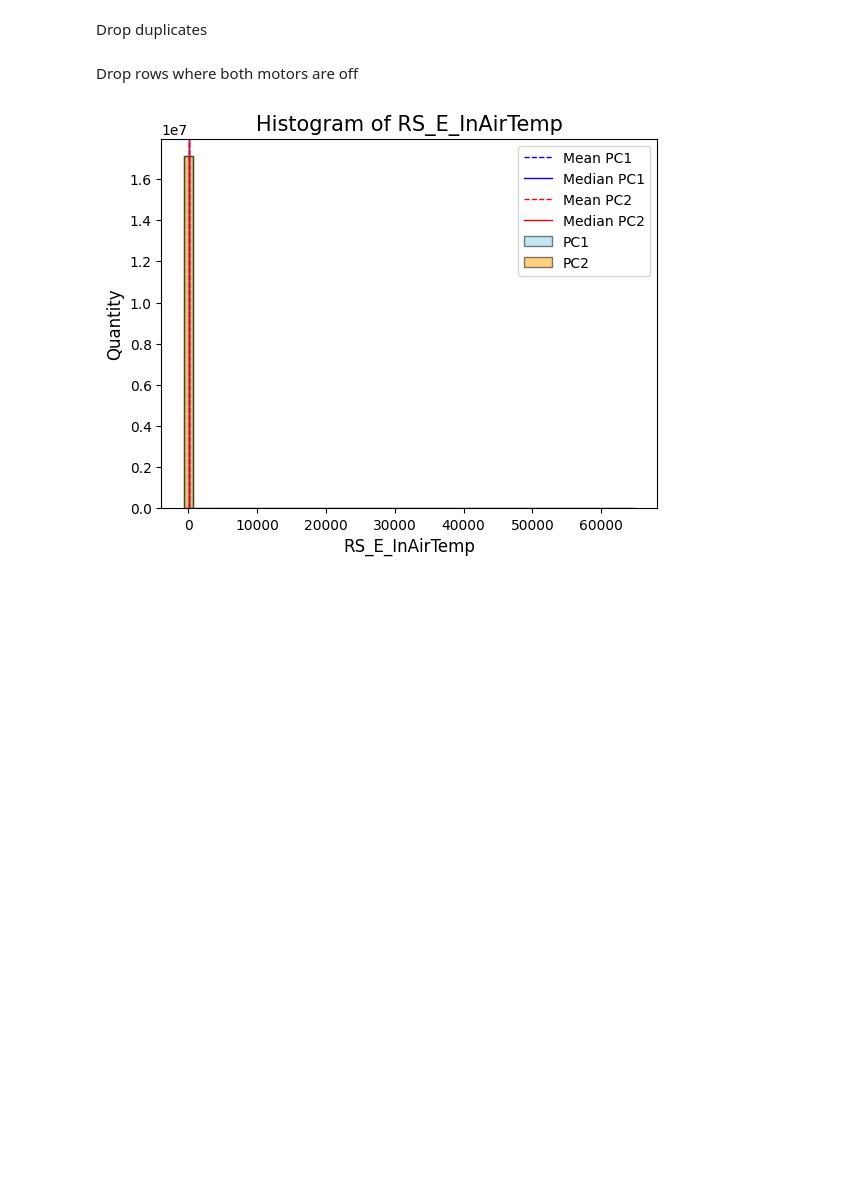
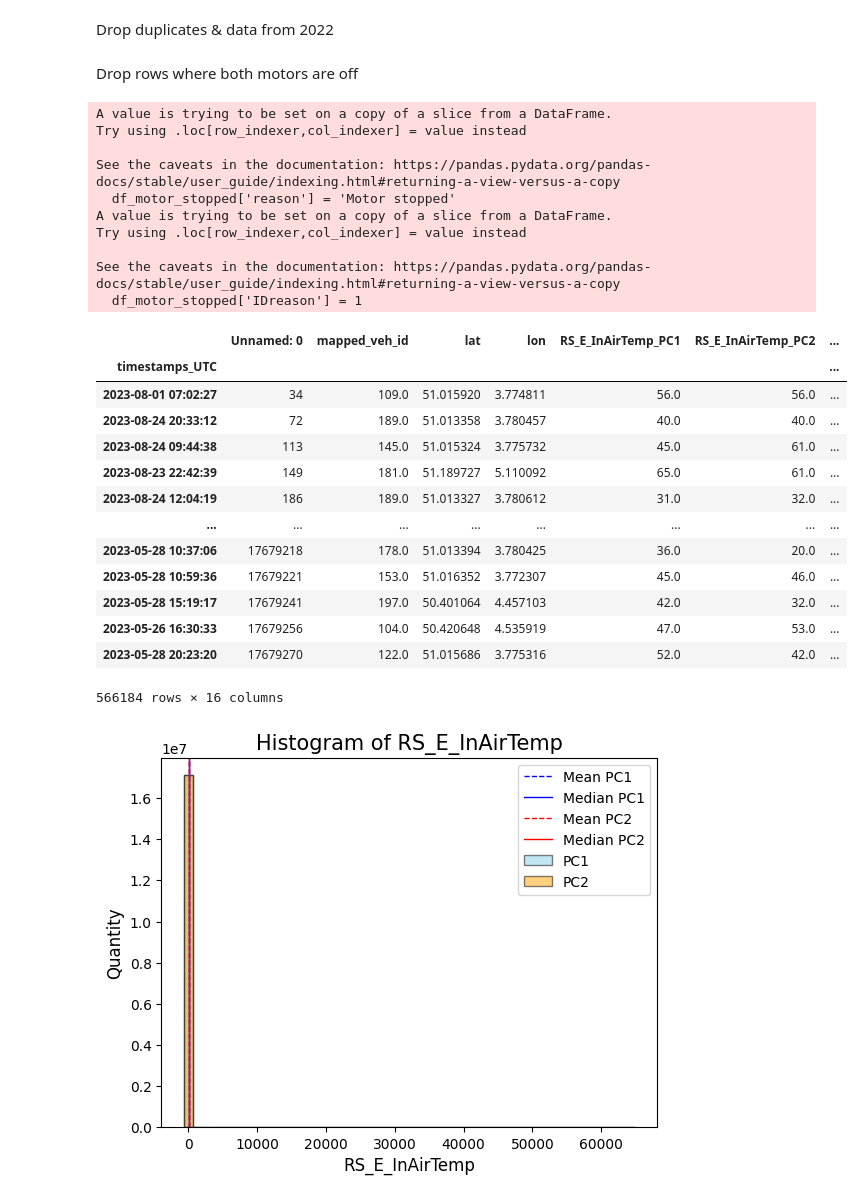
Before and after one commit to koadegno/data-minig-project, a Jupyter notebook: DM_plots.ipynb, the cells around one changed output. Drawn from its saved outputs; the diff is of its cells as text; code cells hidden in the pictures; blank space fills up the shorter version.

Commit message:
Update with reason & IDreason

```diff
--- a/DM_plots.ipynb
+++ b/DM_plots.ipynb
@@ -3,7 +3,6 @@ import pandas as pd
 import numpy as np
 import matplotlib.pyplot as plt
 # %%
-df = pd.read_csv('ar41_for_ulb.csv', sep=";")
-df = df.drop_duplicates()
+df = pd.read_csv('ar41_for_ulb.csv', sep=";", parse_dates=True, index_col="timestamps_UTC")
 # %% [markdown]
-Drop duplicates
+Drop duplicates & data from 2022
@@ -12,8 +9,41 @@ df_dropped = df.dropna()
+# %%
+df = df.drop_duplicates()
+df = df[~df.index.year.isin([2022])]
+df_dropped = df.dropna()
 # %% [markdown]
 Drop rows where both motors are off
 # %%
-df_motor_stopped = (df_dropped['RS_E_RPM_PC1'] == 0) & (df_dropped['RS_E_RPM_PC2'] == 0)
-df_dropped = df_dropped[~df_motor_stopped]
+motor_stopped = (df_dropped['RS_E_RPM_PC1'] == 0) & (df_dropped['RS_E_RPM_PC2'] == 0)
+df_motor_stopped = df_dropped[motor_stopped]
+df_motor_stopped['reason'] = 'Motor stopped'
+df_motor_stopped['IDreason'] = 1
+df_dropped = df_dropped[~motor_stopped]
+df_motor_stopped
+# %% [output]
+A value is trying to be set on a copy of a slice from a DataFrame.
+Try using .loc[row_indexer,col_indexer] = value instead
+
+See the caveats in the documentation: https://pandas.pydata.org/pandas-docs/stable/user_guide/indexing.html#returning-a-view-versus-a-copy
+  df_motor_stopped['reason'] = 'Motor stopped'
+A value is trying to be set on a copy of a slice from a DataFrame.
+Try using .loc[row_indexer,col_indexer] = value instead
+
+See the caveats in the documentation: https://pandas.pydata.org/pandas-docs/stable/user_guide/indexing.html#returning-a-view-versus-a-copy
+  df_motor_stopped['IDreason'] = 1
+|  | Unnamed: 0 | mapped_veh_id | lat | lon | RS_E_InAirTemp_PC1 | RS_E_InAirTemp_PC2 | ... |
+| timestamps_UTC |  |  |  |  |  |  | ... |
+| 2023-08-01 07:02:27 | 34 | 109.0 | 51.015920 | 3.774811 | 56.0 | 56.0 | ... |
+| 2023-08-24 20:33:12 | 72 | 189.0 | 51.013358 | 3.780457 | 40.0 | 40.0 | ... |
+| 2023-08-24 09:44:38 | 113 | 145.0 | 51.015324 | 3.775732 | 45.0 | 61.0 | ... |
+| 2023-08-23 22:42:39 | 149 | 181.0 | 51.189727 | 5.110092 | 65.0 | 61.0 | ... |
+| 2023-08-24 12:04:19 | 186 | 189.0 | 51.013327 | 3.780612 | 31.0 | 32.0 | ... |
+| ... | ... | ... | ... | ... | ... | ... | ... |
+| 2023-05-28 10:37:06 | 17679218 | 178.0 | 51.013394 | 3.780425 | 36.0 | 20.0 | ... |
+| 2023-05-28 10:59:36 | 17679221 | 153.0 | 51.016352 | 3.772307 | 45.0 | 46.0 | ... |
+| 2023-05-28 15:19:17 | 17679241 | 197.0 | 50.401064 | 4.457103 | 42.0 | 32.0 | ... |
+| 2023-05-26 16:30:33 | 17679256 | 104.0 | 50.420648 | 4.535919 | 47.0 | 53.0 | ... |
+| 2023-05-28 20:23:20 | 17679270 | 122.0 | 51.015686 | 3.775316 | 52.0 | 42.0 | ... |
+566184 rows × 16 columns
 # %%
 features = ['RS_E_InAirTemp', 'RS_E_OilPress', 'RS_E_RPM', 'RS_E_WatTemp', 'RS_T_OilTemp']
 # %%
```
Also changed, not shown: parts of 8 cells of this notebook, 1 other file.
